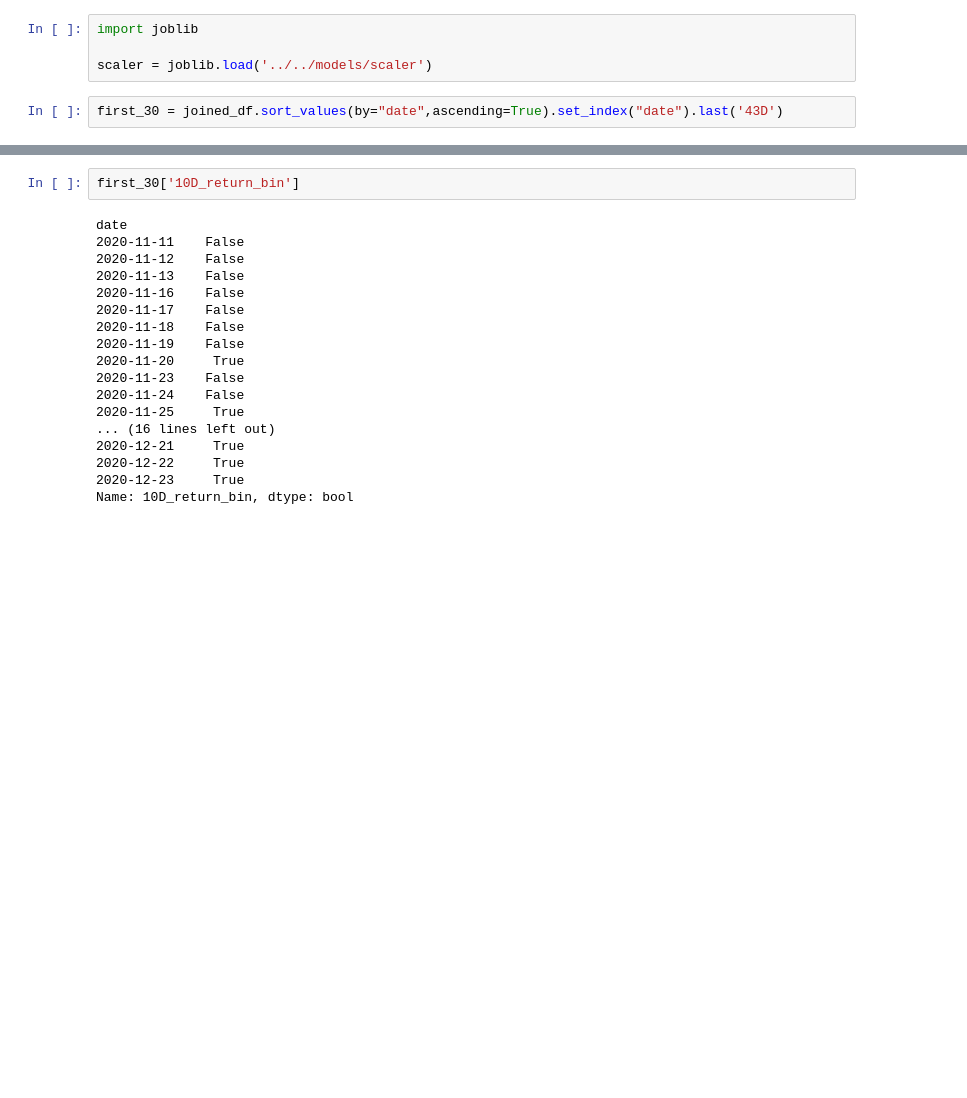
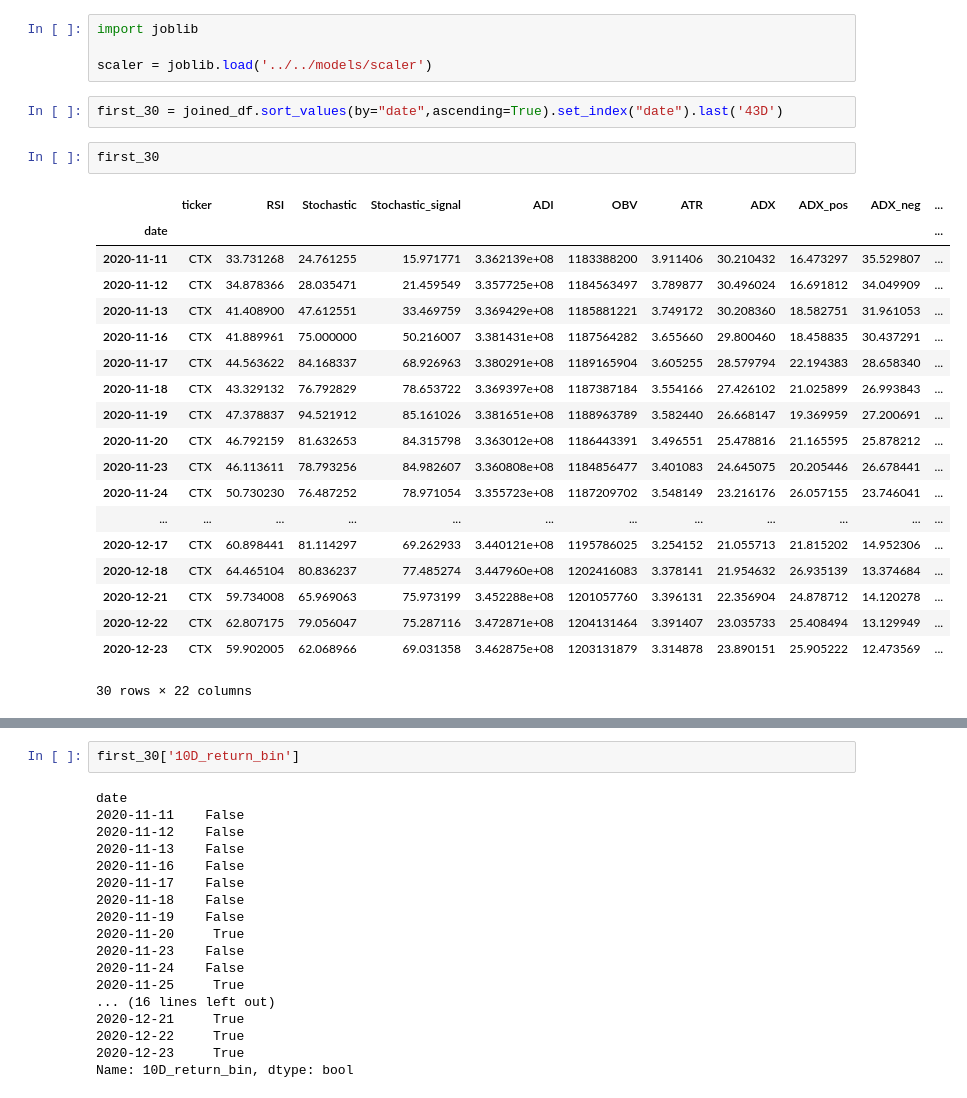
Before and after one commit to marcin-sobocinski/mlchartist, a Jupyter notebook: notebooks/Marcin/Widow_verification.ipynb, the cells around one changed output, grey strips where cells are left out. Saved outputs shown, nothing was run; the diff lists cells and outputs as text; blank space fills up the shorter version.

```diff
--- a/notebooks/Marcin/Widow_verification.ipynb
+++ b/notebooks/Marcin/Widow_verification.ipynb
@@ -96,6 +78,28 @@ import joblib
 scaler = joblib.load('../../models/scaler')
 # %%
 first_30 = joined_df.sort_values(by="date",ascending=True).set_index("date").last('43D')
+# %%
+first_30
+# %% [output]
+|  | ticker | RSI | Stochastic | Stochastic_signal | ADI | OBV | ATR | ADX | ADX_pos | ADX_neg | ... |
+| date |  |  |  |  |  |  |  |  |  |  | ... |
+| 2020-11-11 | CTX | 33.731268 | 24.761255 | 15.971771 | 3.362139e+08 | 1183388200 | 3.911406 | 30.210432 | 16.473297 | 35.529807 | ... |
+| 2020-11-12 | CTX | 34.878366 | 28.035471 | 21.459549 | 3.357725e+08 | 1184563497 | 3.789877 | 30.496024 | 16.691812 | 34.049909 | ... |
+| 2020-11-13 | CTX | 41.408900 | 47.612551 | 33.469759 | 3.369429e+08 | 1185881221 | 3.749172 | 30.208360 | 18.582751 | 31.961053 | ... |
+| 2020-11-16 | CTX | 41.889961 | 75.000000 | 50.216007 | 3.381431e+08 | 1187564282 | 3.655660 | 29.800460 | 18.458835 | 30.437291 | ... |
+| 2020-11-17 | CTX | 44.563622 | 84.168337 | 68.926963 | 3.380291e+08 | 1189165904 | 3.605255 | 28.579794 | 22.194383 | 28.658340 | ... |
+| 2020-11-18 | CTX | 43.329132 | 76.792829 | 78.653722 | 3.369397e+08 | 1187387184 | 3.554166 | 27.426102 | 21.025899 | 26.993843 | ... |
+| 2020-11-19 | CTX | 47.378837 | 94.521912 | 85.161026 | 3.381651e+08 | 1188963789 | 3.582440 | 26.668147 | 19.369959 | 27.200691 | ... |
+| 2020-11-20 | CTX | 46.792159 | 81.632653 | 84.315798 | 3.363012e+08 | 1186443391 | 3.496551 | 25.478816 | 21.165595 | 25.878212 | ... |
+| 2020-11-23 | CTX | 46.113611 | 78.793256 | 84.982607 | 3.360808e+08 | 1184856477 | 3.401083 | 24.645075 | 20.205446 | 26.678441 | ... |
+| 2020-11-24 | CTX | 50.730230 | 76.487252 | 78.971054 | 3.355723e+08 | 1187209702 | 3.548149 | 23.216176 | 26.057155 | 23.746041 | ... |
+| ... | ... | ... | ... | ... | ... | ... | ... | ... | ... | ... | ... |
+| 2020-12-17 | CTX | 60.898441 | 81.114297 | 69.262933 | 3.440121e+08 | 1195786025 | 3.254152 | 21.055713 | 21.815202 | 14.952306 | ... |
+| 2020-12-18 | CTX | 64.465104 | 80.836237 | 77.485274 | 3.447960e+08 | 1202416083 | 3.378141 | 21.954632 | 26.935139 | 13.374684 | ... |
+| 2020-12-21 | CTX | 59.734008 | 65.969063 | 75.973199 | 3.452288e+08 | 1201057760 | 3.396131 | 22.356904 | 24.878712 | 14.120278 | ... |
+| 2020-12-22 | CTX | 62.807175 | 79.056047 | 75.287116 | 3.472871e+08 | 1204131464 | 3.391407 | 23.035733 | 25.408494 | 13.129949 | ... |
+| 2020-12-23 | CTX | 59.902005 | 62.068966 | 69.031358 | 3.462875e+08 | 1203131879 | 3.314878 | 23.890151 | 25.905222 | 12.473569 | ... |
+30 rows × 22 columns
 # %%
 
 TARGET_COLS=['10D_return_bin']
```
Also changed, not shown: parts of 16 cells of this notebook.
